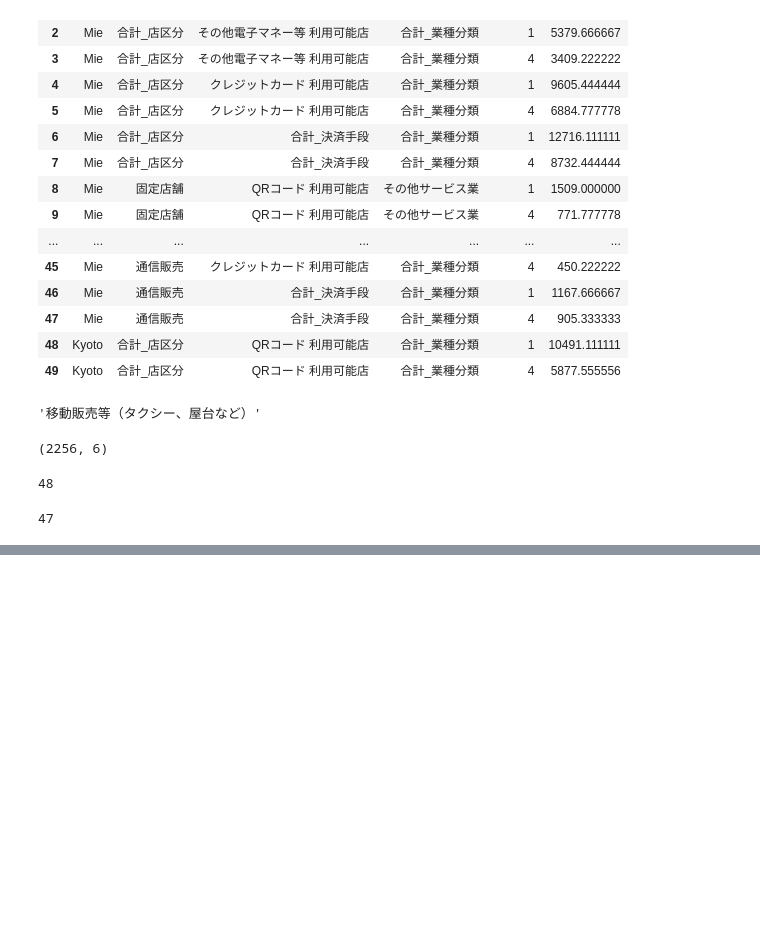
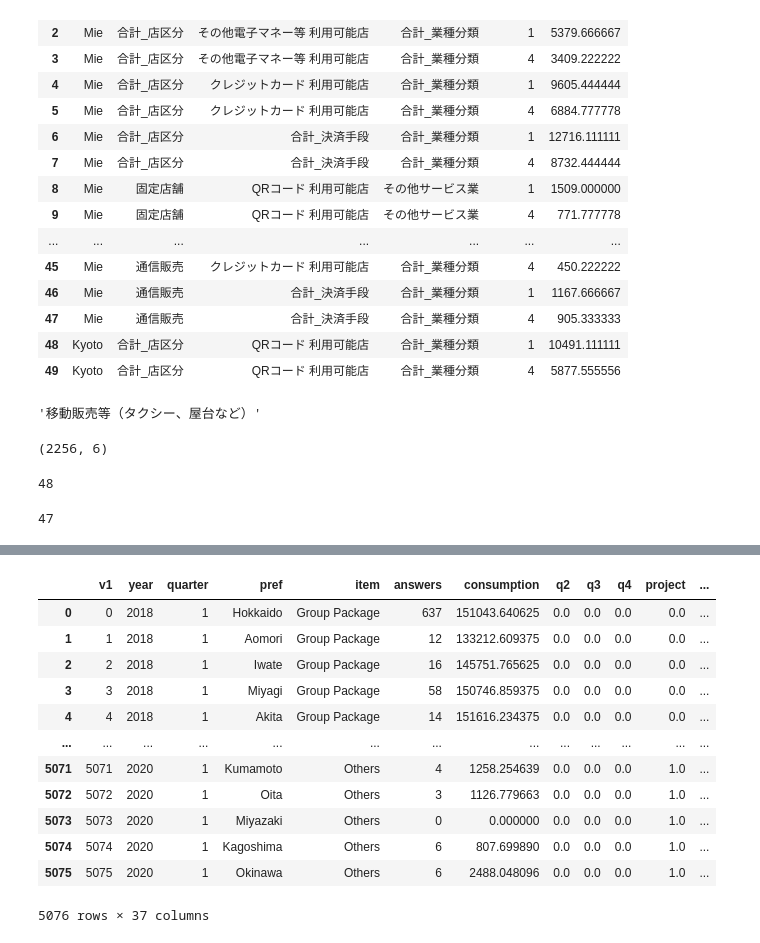
Before and after one commit to tth63425/jr_project, a Jupyter notebook: code/kameiten.ipynb, the cells around one changed output, grey strips where cells are left out. Drawn from its saved outputs; the diff is of its cells as text; code cells hidden in the pictures; blank space fills up the shorter version.

```diff
--- a/code/kameiten.ipynb
+++ b/code/kameiten.ipynb
@@ -562,0 +549,34 @@ for i in range(47):
+# %%
+data_kameiten = {
+    'pref': pref_list_df,
+    'quarter': quarter_list_df,
+    'total_qr_total': total_qr_total,
+    'total_other_total': total_other_total,
+    'total_credit_total': total_credit_total,
+    'total_total_total': total_total_total,
+    'kotei_qr_other': kotei_qr_other,
+    'kotei_qr_kouri': kotei_qr_kouri,
+    'kotei_qr_inshoku': kotei_qr_inshoku,
+    'kotei_other_other': kotei_other_other,
+    'kotei_other_kouri': kotei_other_kouri,
+    'kotei_other_inshoku': kotei_other_inshoku,
+    'kotei_credit_other': kotei_credit_other,
+    'kotei_credit_kouri': kotei_credit_kouri,
+    'kotei_credit_inshoku': kotei_credit_inshoku,
+    'kotei_total_other': kotei_total_other,
+    'kotei_total_kouri': kotei_total_kouri,
+    'kotei_total_inshoku': kotei_total_inshoku,
+    'idou_qr_total': idou_qr_total,
+    'idou_other_total': idou_other_total,
+    'idou_credit_total': idou_credit_total,
+    'idou_total_total': idou_total_total,
+    'tsushin_qr_total': tsushin_qr_total,
+    'tsushin_other_total': tsushin_other_total,
+    'tsushin_credit_total': tsushin_credit_total,
+    'tsushin_total_total': tsushin_total_total
+}
+# %%
+# Convert the dictionary into DataFrame
+df_kameiten_ari = pd.DataFrame(data_kameiten)
+
+df_kameiten_ari.to_csv('../csv/for_analysis/kameiten_pref.csv', index = False, header=True)
@@ -562,0 +601,19 @@ for i in range(47):
+# %%
+df_for_stata = pd.merge(df_main, df_kameiten_ari, how='left', on=['pref','quarter'])
+# %%
+pd.set_option('display.max_columns', None)
+df_for_stata
+# %% [output]
+|  | v1 | year | quarter | pref | item | answers | consumption | q2 | q3 | q4 | project | ... |
+| 0 | 0 | 2018 | 1 | Hokkaido | Group Package | 637 | 151043.640625 | 0.0 | 0.0 | 0.0 | 0.0 | ... |
+| 1 | 1 | 2018 | 1 | Aomori | Group Package | 12 | 133212.609375 | 0.0 | 0.0 | 0.0 | 0.0 | ... |
+| 2 | 2 | 2018 | 1 | Iwate | Group Package | 16 | 145751.765625 | 0.0 | 0.0 | 0.0 | 0.0 | ... |
+| 3 | 3 | 2018 | 1 | Miyagi | Group Package | 58 | 150746.859375 | 0.0 | 0.0 | 0.0 | 0.0 | ... |
+| 4 | 4 | 2018 | 1 | Akita | Group Package | 14 | 151616.234375 | 0.0 | 0.0 | 0.0 | 0.0 | ... |
+| ... | ... | ... | ... | ... | ... | ... | ... | ... | ... | ... | ... | ... |
+| 5071 | 5071 | 2020 | 1 | Kumamoto | Others | 4 | 1258.254639 | 0.0 | 0.0 | 0.0 | 1.0 | ... |
+| 5072 | 5072 | 2020 | 1 | Oita | Others | 3 | 1126.779663 | 0.0 | 0.0 | 0.0 | 1.0 | ... |
+| 5073 | 5073 | 2020 | 1 | Miyazaki | Others | 0 | 0.000000 | 0.0 | 0.0 | 0.0 | 1.0 | ... |
+| 5074 | 5074 | 2020 | 1 | Kagoshima | Others | 6 | 807.699890 | 0.0 | 0.0 | 0.0 | 1.0 | ... |
+| 5075 | 5075 | 2020 | 1 | Okinawa | Others | 6 | 2488.048096 | 0.0 | 0.0 | 0.0 | 1.0 | ... |
+5076 rows × 37 columns
```
Also changed, not shown: parts of 8 cells of this notebook, 2 other files.
